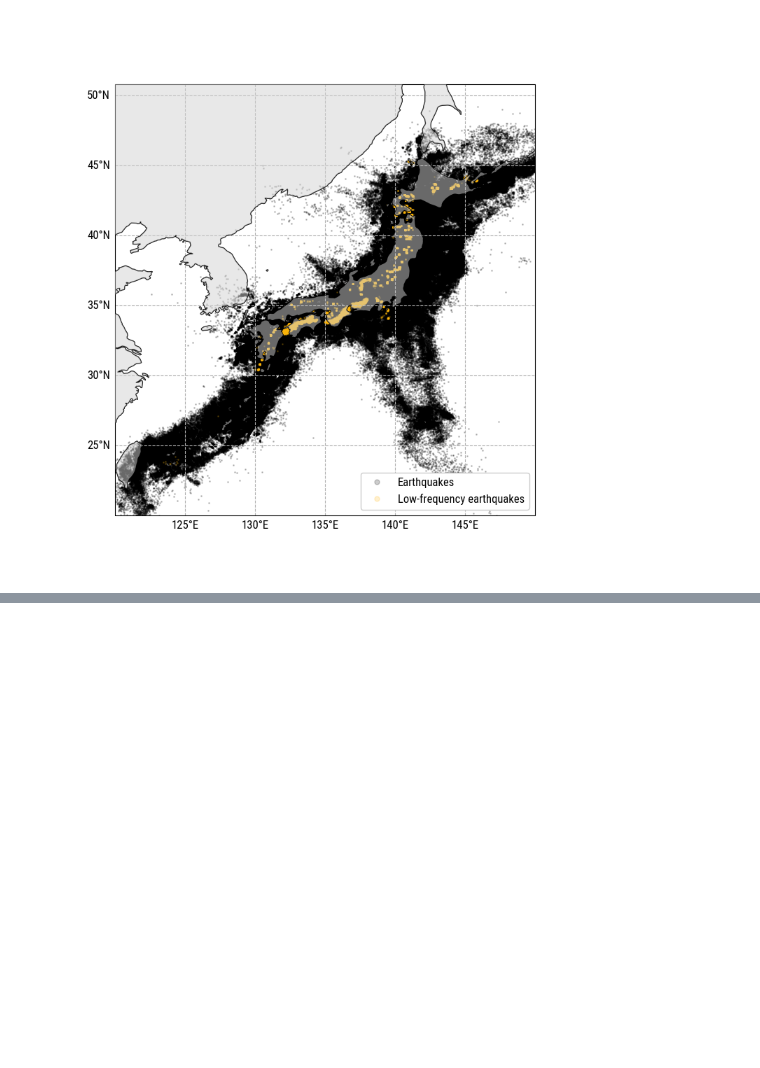
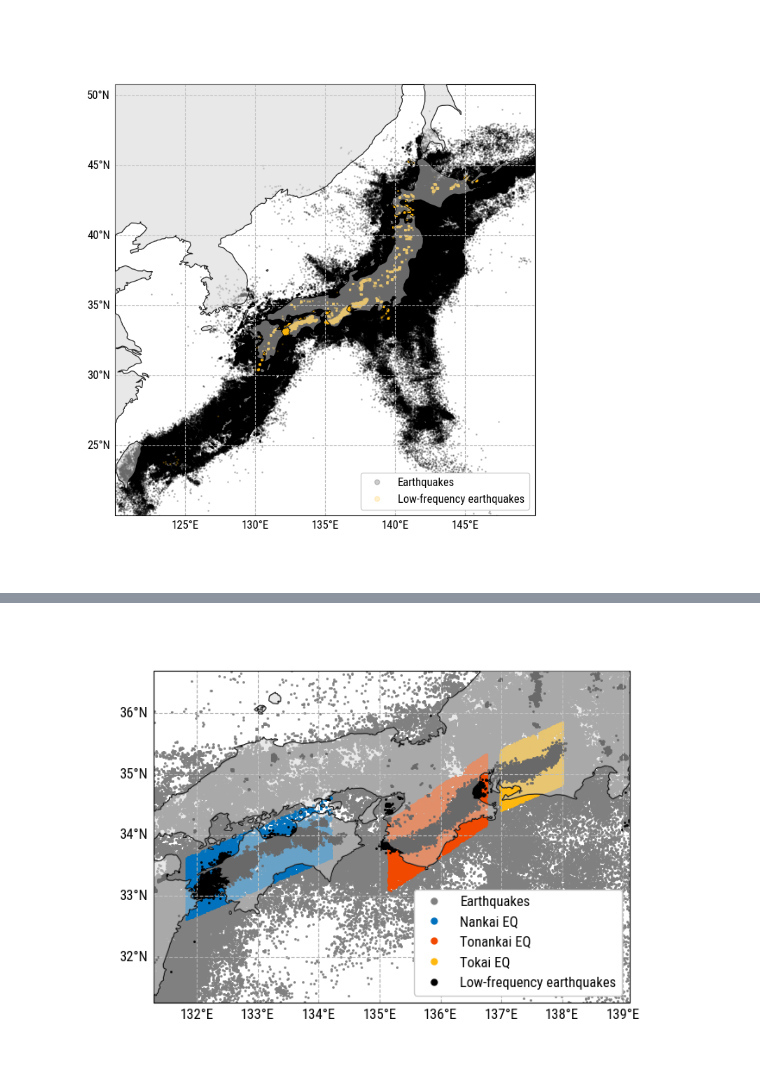
Before and after one commit to gfarge/tremor_v_eq, a Jupyter notebook: nankai_overview.ipynb, the cells around one changed output, grey strips where cells are left out. Saved outputs shown, nothing was run; the diff lists cells and outputs as text; code cells hidden in the pictures; blank space fills up the shorter version.

```diff
--- a/nankai_overview.ipynb
+++ b/nankai_overview.ipynb
@@ -215,11 +204,11 @@ nb_st = np.array([int(n) if n != '   ' else 0 for n in nb_st])
 # Make a dataframe out of the columns
 jma = pd.DataFrame({'date': date, 'lat': lat, 'lon': lon, 'depth': depth, 'mag1': mag1, 'mag2': mag2, 'sub_info': sub_info, 'distr_nb': distr_nb, 'reg_nb': reg_nb, 'nb_st': nb_st})
 eq = jma[jma.sub_info == 'eq']
-lfe = jma[jma.sub_info == 'lfe']
+lfe_jma = jma[jma.sub_info == 'lfe']
 
 # Save the catalogs
 eq.to_csv(workdir + 'projects/data/Catalogs/JMA/eq_2000_2021.csv', index=False)
-lfe.to_csv(workdir + 'projects/data/Catalogs/JMA/lfe_2000_2021.csv', index=False)
+lfe_jma.to_csv(workdir + 'projects/data/Catalogs/JMA/lfe_2000_2021.csv', index=False)
 jma.to_csv(workdir + 'projects/data/Catalogs/JMA/jma_2000_2021.csv', index=False)
 
 # Delete columns and lines
@@ -404,0 +278,7 @@ plt.show()
+# %%
+# Save the picked locations
+# plt.close('all')
+
+nankai_transect_line = {'W':{'lon': 131.8283, 'lat': 33.1195}, 'E':{'lon':134.2061, 'lat':34.1385}}
+tonankai_transect_line = {'W':{'lon': 135.1496, 'lat': 33.6479}, 'E':{'lon':136.7599, 'lat':34.75499}}
+tokai_transect_line = {'W':{'lon': 136.9864, 'lat': 34.9059}, 'E':{'lon':138.0054, 'lat':35.3462}}
@@ -404,0 +335,36 @@ plt.show()
+# %%
+# Check distribution of events
+fig = plt.figure(figsize=(8, 5))
+ax = plt.axes(projection=ccrs.PlateCarree())
+
+ax.add_feature(cfeature.COASTLINE, zorder=10)
+ax.add_feature(cfeature.LAND, facecolor=to_rgba('lightgray', .5), zorder=10)
+
+ax.plot(eq.lon, eq.lat, 'o', color=to_rgba('.5', 1.), markersize=1, transform=ccrs.PlateCarree(), label='Earthquakes')
+
+# # For seeing LFEs
+# ax.plot(lfe_jma.lon, lfe_jma.lat, 'o', color=to_rgba('C0', 1.), markersize=1, transform=ccrs.PlateCarree(), label='Nankai EQ')
+# ax.plot(lfe_nankai.lon, lfe_nankai.lat, 'o', color=to_rgba('C0', 1.), markersize=1, transform=ccrs.PlateCarree(), label='Nankai LFE')
+# ax.plot(lfe_tonankai.lon, lfe_tonankai.lat, 'o', color=to_rgba('C1', 1.), markersize=1, transform=ccrs.PlateCarree(), label='Tonankai LFE')
+# ax.plot(lfe_tokai.lon, lfe_tokai.lat, 'o', color=to_rgba('C2', 1.), markersize=1, transform=ccrs.PlateCarree(), label='Tokai LFE')
+
+# For seeing EQs
+ax.plot(eq_nankai.lon, eq_nankai.lat, 'o', color=to_rgba('C0', 1.), markersize=1, transform=ccrs.PlateCarree(), label='Nankai EQ')
+ax.plot(eq_tonankai.lon, eq_tonankai.lat, 'o', color=to_rgba('C1', 1.), markersize=1, transform=ccrs.PlateCarree(), label='Tonankai EQ')
+ax.plot(eq_tokai.lon, eq_tokai.lat, 'o', color=to_rgba('C2', 1.), markersize=1, transform=ccrs.PlateCarree(), label='Tokai EQ')
+ax.plot(lfe_jma.lon, lfe_jma.lat, 'o', color=to_rgba('k', 1.), markersize=1, transform=ccrs.PlateCarree(), label='Low-frequency earthquakes')
+
+# Add gridlines
+gl = ax.gridlines(draw_labels=True, linestyle='--')
+gl.top_labels = False
+gl.right_labels = False
+gl.xformatter = LongitudeFormatter()
+gl.yformatter = LatitudeFormatter()
+
+ax.legend(framealpha=1, loc='lower right', markerscale=5)
+
+ax.set_extent([131.3, 139.1, 31.25, 36.7])
+
+plt.show()
+# %% [output]
+[figure, added]
```
Also changed, not shown: parts of 21 cells of this notebook, 8 other files.
